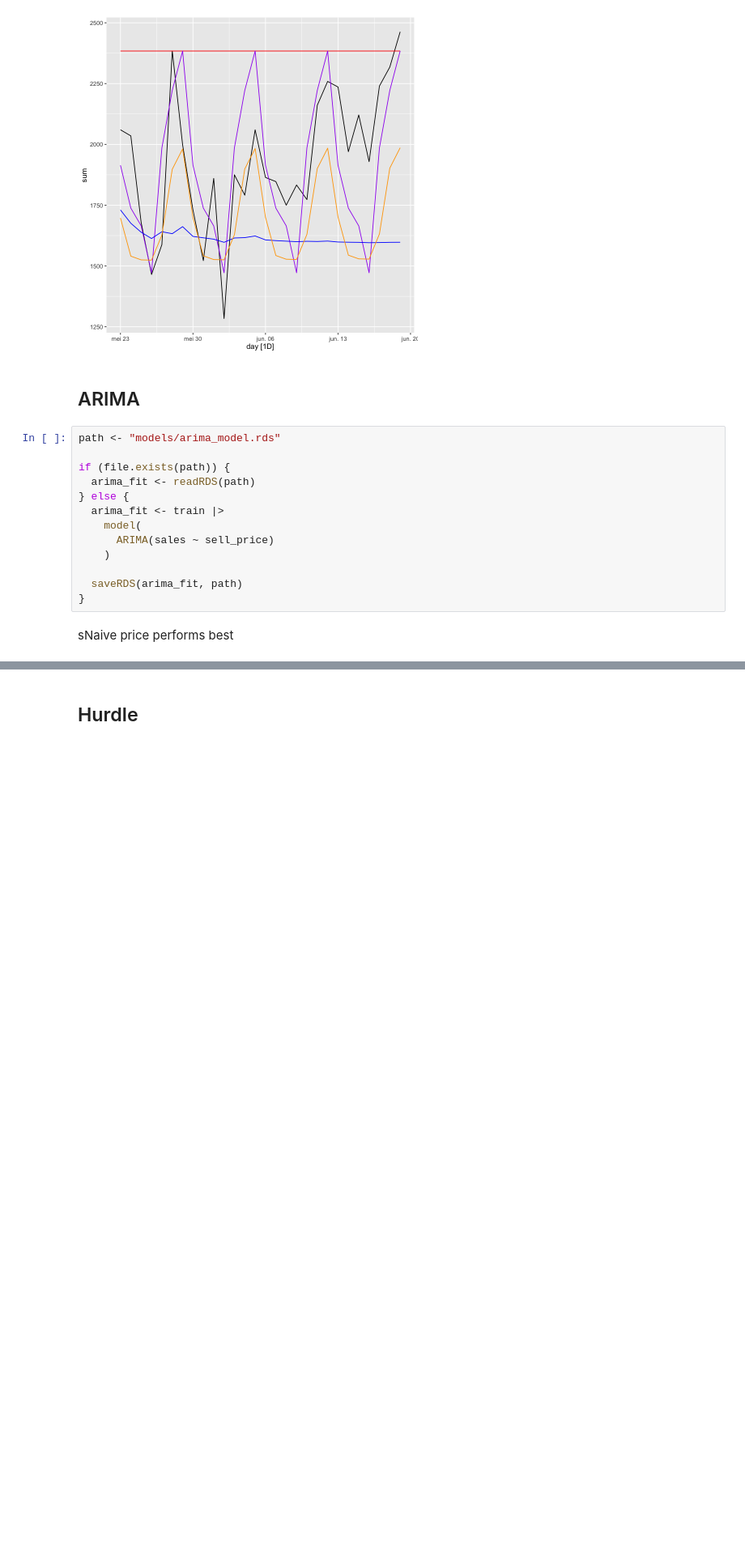
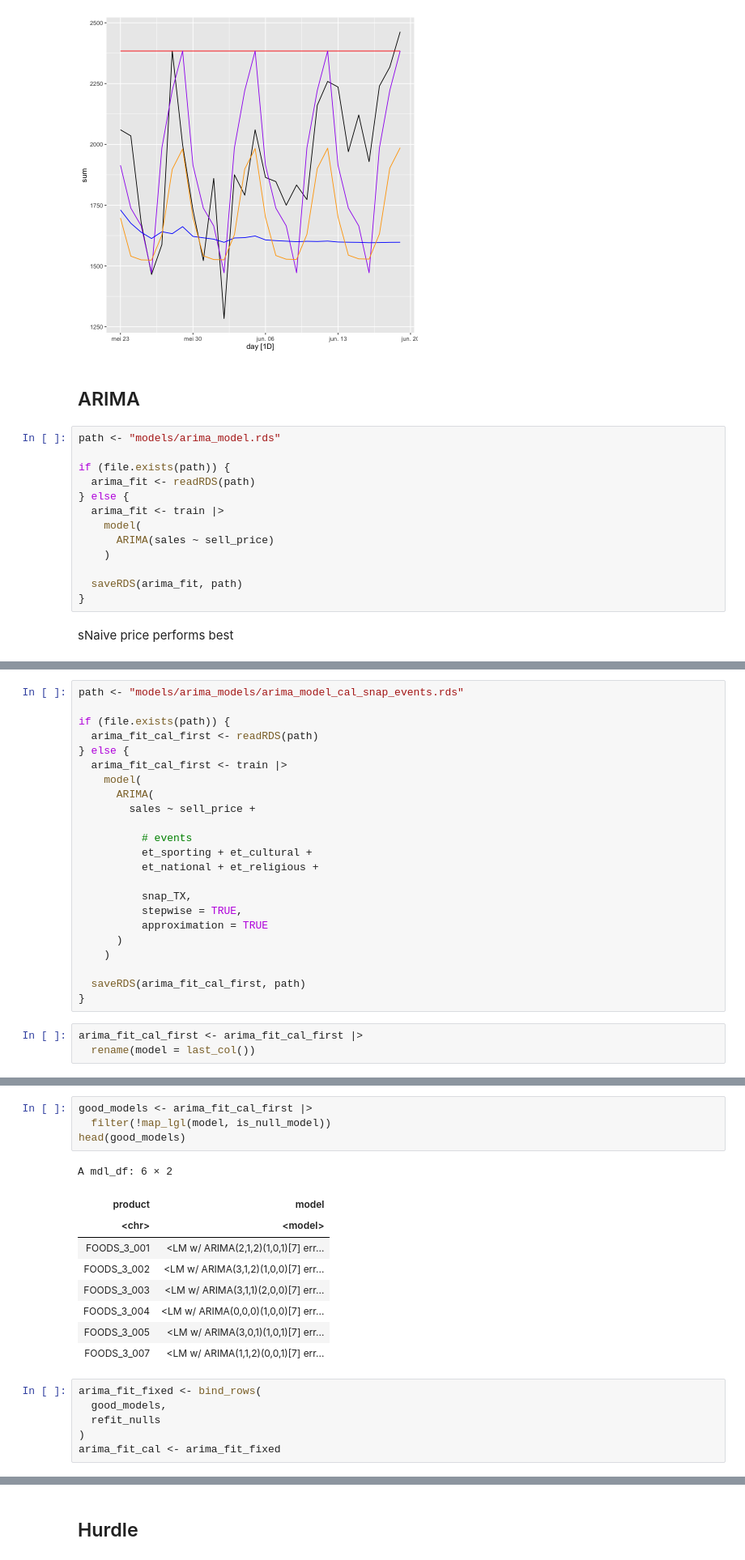
Before and after one commit to Whatisthisname/AFCS-Final, a Jupyter notebook: Evaluate/evaluate.ipynb, the cells around one changed output, grey strips where cells are left out. Shown at 81% size. Saved outputs shown, nothing was run; the diff lists cells and outputs as text; blank space fills up the shorter version.

```diff
--- a/Evaluate/evaluate.ipynb
+++ b/Evaluate/evaluate.ipynb
@@ -395,0 +356,26 @@ accuracy_snaive <- calculate_metrics(aligned_data)
+# %%
+path <- "models/arima_models/arima_model_cal_snap_events.rds"
+
+if (file.exists(path)) {
+  arima_fit_cal_first <- readRDS(path)
+} else {
+  arima_fit_cal_first <- train |>
+    model(
+      ARIMA(
+        sales ~ sell_price +
+
+          # events
+          et_sporting + et_cultural +
+          et_national + et_religious +
+
+          snap_TX,
+          stepwise = TRUE,
+          approximation = TRUE
+      )
+    )
+
+  saveRDS(arima_fit_cal_first, path)
+}
+# %%
+arima_fit_cal_first <- arima_fit_cal_first |>
+  rename(model = last_col())
@@ -396 +413,21 @@ accuracy_snaive <- calculate_metrics(aligned_data)
+# %%
+good_models <- arima_fit_cal_first |>
+  filter(!map_lgl(model, is_null_model))
+head(good_models)
+# %% [output]
+A mdl_df: 6 × 2
+| product | model |
+| <chr> | <model> |
+| FOODS_3_001 | <LM w/ ARIMA(2,1,2)(1,0,1)[7] err... |
+| FOODS_3_002 | <LM w/ ARIMA(3,1,2)(1,0,0)[7] err... |
+| FOODS_3_003 | <LM w/ ARIMA(3,1,1)(2,0,0)[7] err... |
+| FOODS_3_004 | <LM w/ ARIMA(0,0,0)(1,0,0)[7] err... |
+| FOODS_3_005 | <LM w/ ARIMA(3,0,1)(1,0,1)[7] err... |
+| FOODS_3_007 | <LM w/ ARIMA(1,1,2)(0,0,1)[7] err... |
+# %%
+arima_fit_fixed <- bind_rows(
+  good_models,
+  refit_nulls
+)
+arima_fit_cal <- arima_fit_fixed
 # %%
```
Also changed, not shown: parts of 32 cells of this notebook, 2 other files.
